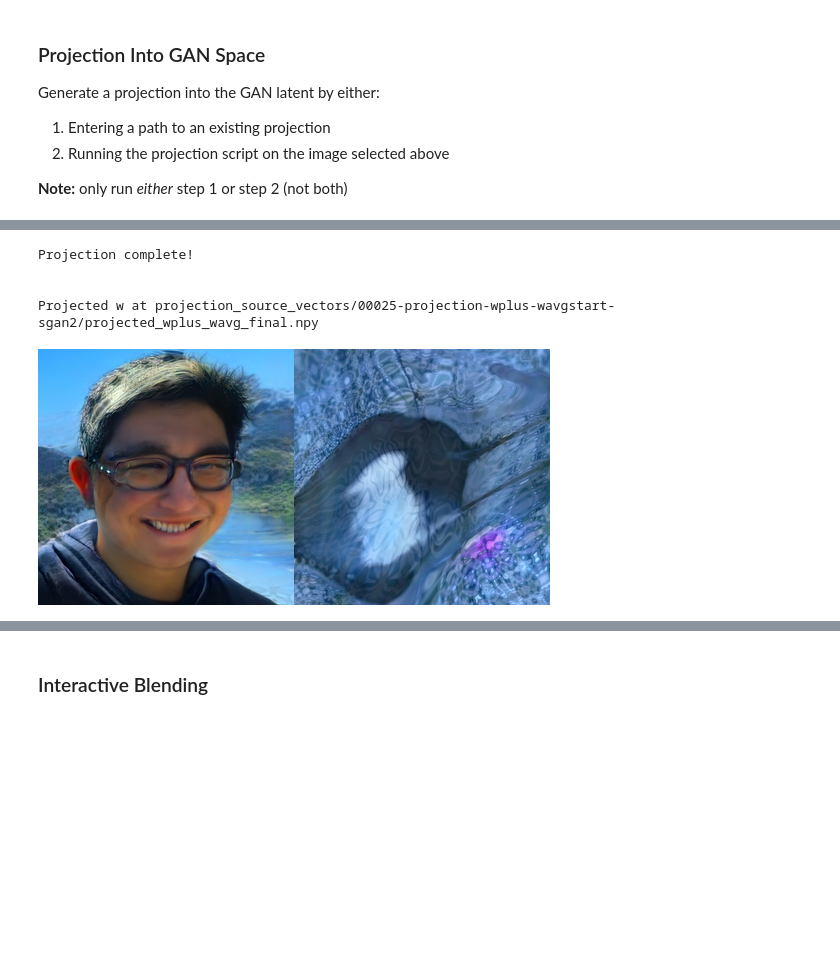
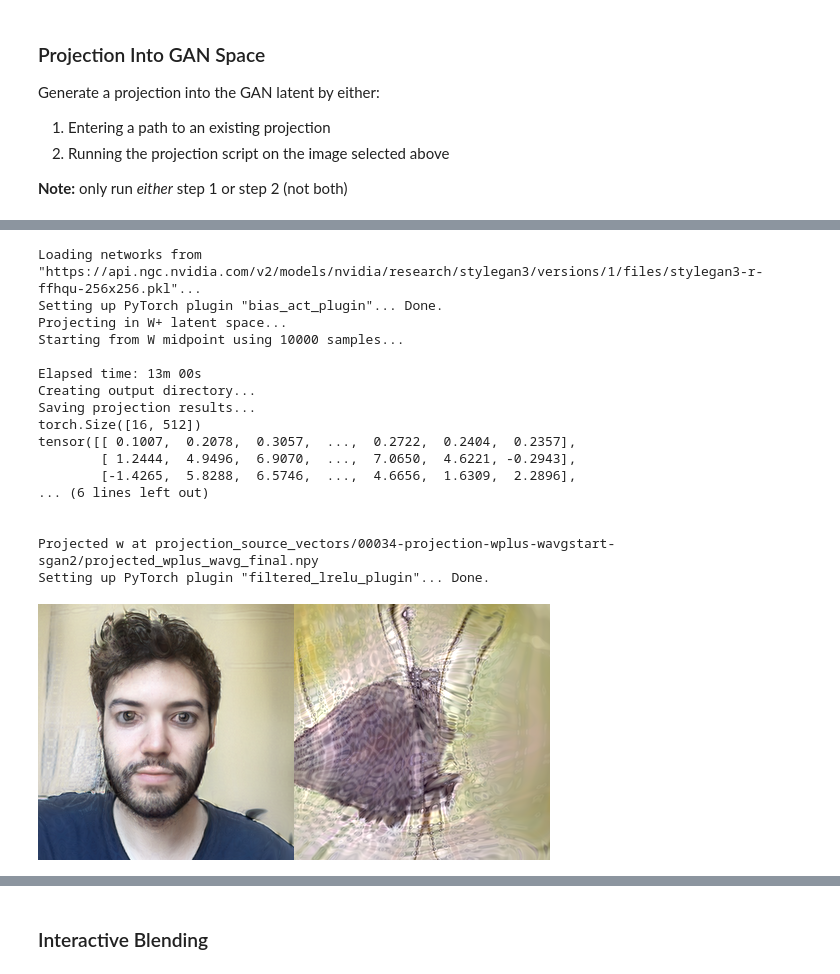
Before and after one commit to adamdavidcole/stylegan3-fun-blend, a Jupyter notebook: blend.ipynb, the cells around one changed output, grey strips where cells are left out. Saved outputs shown, nothing was run; the diff lists cells and outputs as text; code cells hidden in the pictures; blank space fills up the shorter version.

Commit message:
quick save after some improved formatting

```diff
--- a/blend.ipynb
+++ b/blend.ipynb
@@ -403,13 +436,25 @@ def get_w_from_path(w_path):
   w = torch.tensor(projected_w_np).to(device).unsqueeze(0)
   return w
 
+def synthesize_tensor_from_w(G, w):
+  return G.synthesis(w, noise_mode='const', force_fp32=True)
+
+def synthesize_img_from_w(G, w):
+  tensor = synthesize_tensor_from_w(G, w)
+  return t2i(tensor)
+
 def synthesize_tensor_from_w_path(G, w_path):
   w = get_w_from_path(w_path)
-  return G.synthesis(w, noise_mode='const', force_fp32=True)
+  return synthesize_tensor_from_w(G, w)
 
 def synthesize_img_from_w_path(G, w_path):
   tensor = synthesize_tensor_from_w_path(G, w_path)
   return t2i(tensor)
+
+def synthesize_img_from_w_path(G, w_path):
+  tensor = synthesize_tensor_from_w_path(G, w_path)
+  return t2i(tensor)
+
 
 
 class color:
@@ -448,6 +495,7 @@ def upload_files():
   from google.colab import files
   uploaded = files.upload()
   for k, v in uploaded.items():
+    k = k.replace(" ", "_")
     filepath = f"{projection_source_images_outdir}/{k}"
     open(filepath, 'wb').write(v)
     filepaths.append(filepath)
@@ -457,7 +505,7 @@ def upload_files():
 button = widgets.Button(description="Upload New File")
 output = widgets.Output()
 
-img_file_path = "projection_source_images/alan.jpg" #@param {type: "string"}
+img_file_path = "projection_source_images/Photo_on_6-14-22_at_2.42_PM.jpg" #@param {type: "string"}
 
 def on_button_clicked(b):
   global img_file_path
@@ -557,33 +605,46 @@ if projected_w_path:
 # %%
 #@title OR: Create a new projection from selected photo
 #@markdown (This process can take over 10 minuets )
 projection_source_vectors_outdir = "projection_source_vectors"
 
-num_steps = 998 #@param {type: "integer", min:0, max:10000, step:1, width: 10}
-
-# --save-video off
-!python projector.py --outdir=$projection_source_vectors_outdir --target=$img_file_path --project-in-wplus --num-steps=$num_steps --stabilize-projection \
+num_steps = 5000 #@param {type: "integer", min:0, max:10000, step:1 }
+trunc = 0.5 #@param {type: "slider", min:0, max:1, step:0.01 }
+# --save-video off --project-in-wplus
+!python projector.py --outdir=$projection_source_vectors_outdir --target=$img_file_path --trunc=0.3 --project-in-wplus --num-steps=$num_steps --stabilize-projection \
     --cfg=stylegan3-r --network=ffhqu256
 print("Projection complete! \n\n")
 
 last_projected_source_vector_dir= os.listdir(projection_source_vectors_outdir)[-1]
 last_projected_source_vector_path = f"{projection_source_vectors_outdir}/{last_projected_source_vector_dir}"
 
 projected_w_filename = [f for f in os.listdir(last_projected_source_vector_path) if f.endswith('.npy')][0]
 projected_w_path = f"{last_projected_source_vector_path}/{projected_w_filename}"
 
 print(f"Projected w at {projected_w_path}")
 
 im1 = synthesize_img_from_w_path(G, projected_w_path)
 im2 = synthesize_img_from_w_path(G_tuned, projected_w_path)
 im = add_imgs([im1, im2])
 
 im.save(f"{last_projected_source_vector_path}/proj_w_tuned.jpg")
 
 display(im)
 # %% [output]
-Projection complete!
+Loading networks from "https://api.ngc.nvidia.com/v2/models/nvidia/research/stylegan3/versions/1/files/stylegan3-r-ffhqu-256x256.pkl"...
+Setting up PyTorch plugin "bias_act_plugin"... Done.
+Projecting in W+ latent space...
+Starting from W midpoint using 10000 samples...
+
+Elapsed time: 13m 00s
+Creating output directory...
+Saving projection results...
+torch.Size([16, 512])
+tensor([[ 0.1007,  0.2078,  0.3057,  ...,  0.2722,  0.2404,  0.2357],
+        [ 1.2444,  4.9496,  6.9070,  ...,  7.0650,  4.6221, -0.2943],
+        [-1.4265,  5.8288,  6.5746,  ...,  4.6656,  1.6309,  2.2896],
+... (6 lines left out)
 
 
-Projected w at projection_source_vectors/00025-projection-wplus-wavgstart-sgan2/projected_wplus_wavg_final.npy
+Projected w at projection_source_vectors/00034-projection-wplus-wavgstart-sgan2/projected_wplus_wavg_final.npy
+Setting up PyTorch plugin "filtered_lrelu_plugin"... Done.
-[figure, old version]
+[figure, new version]
```
Also changed, not shown: parts of 10 cells of this notebook.
